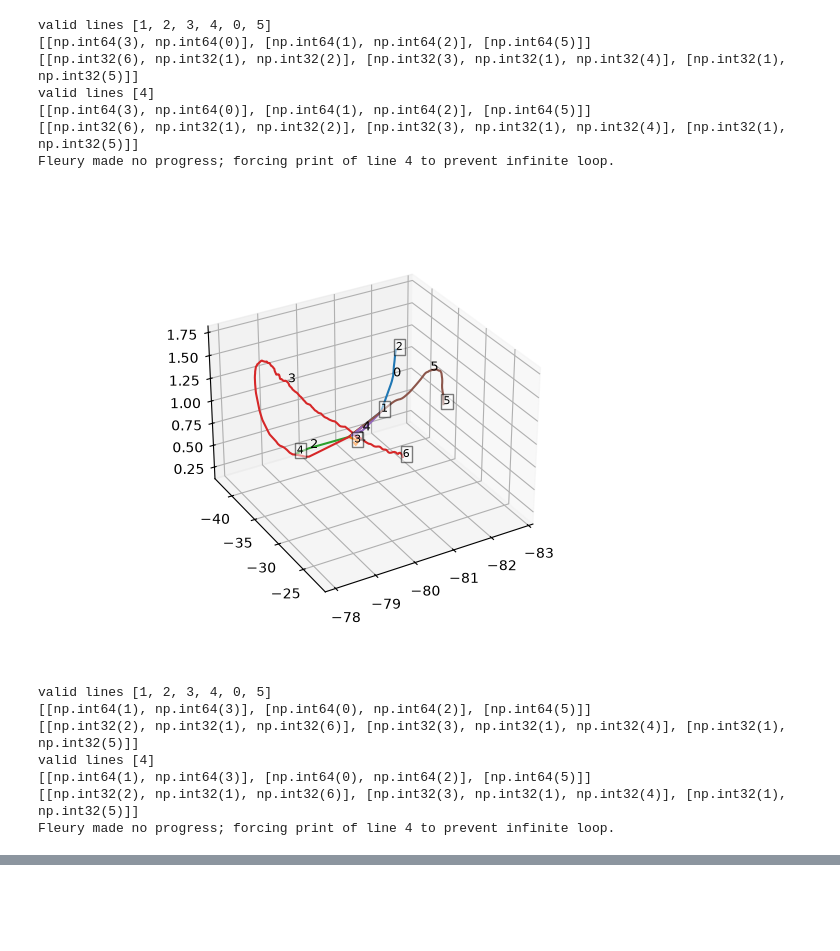
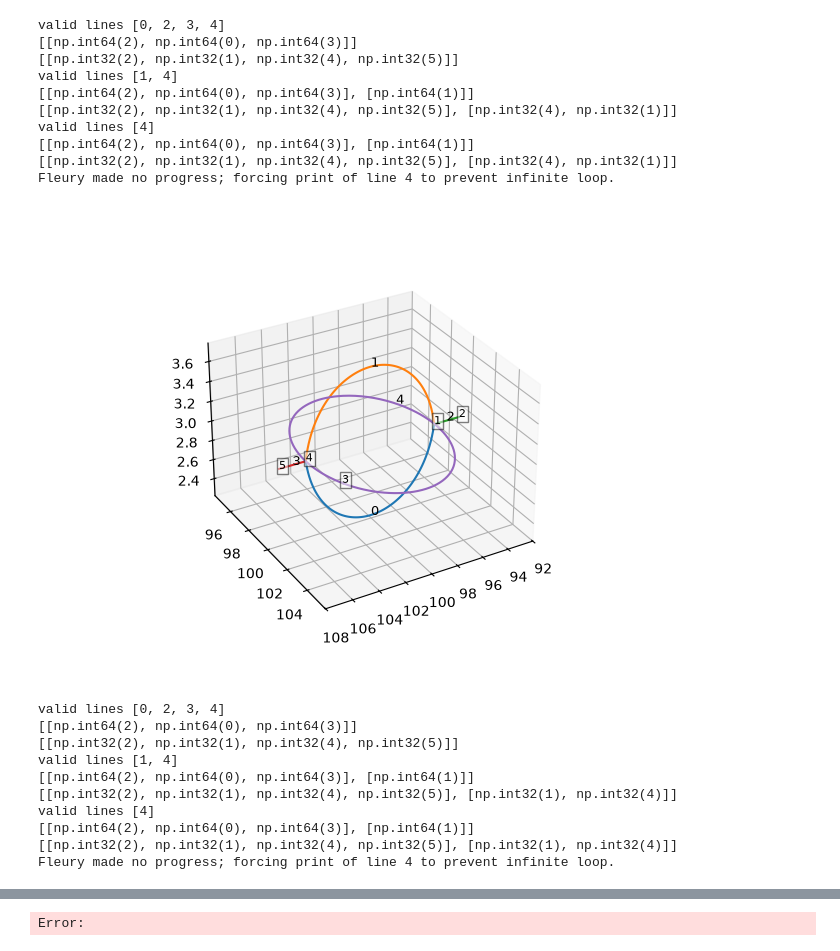
Before and after one commit to joeforth/fractal_slicer, a Jupyter notebook: fractal_slicer_version_debugged.ipynb, the cells around one changed output, grey strips where cells are left out. Drawn from its saved outputs; the diff is of its cells as text; code cells hidden in the pictures; blank space fills up the shorter version.

```diff
--- a/fractal_slicer_version_debugged.ipynb
+++ b/fractal_slicer_version_debugged.ipynb
@@ -21,46 +3,52 @@ Note: you may need to restart the kernel to use updated packages.
 # %%
 %matplotlib widget
 from fracprint import processor_debugged as processor
 from fracprint import writer_debugged as writer
 
 # File settings
-filedir = './Rhino_garv/'       # Directory of the file you're loading
-filename = 'Aorta.txt'   # Name of the file you're loading
-fileout = filedir + 'Aorta2.gcode'          # Name of the output file
+filedir = './Rhino_garv/'      # Directory of the file you're loading
+filename = 'simple_1.txt'   # Name of the file you're loading
+fileout = filedir + 'simple_1_2.gcode'          # Name of the output file
 
 # Print settings
 d = 0.8                    # Target fibril diameter in mm
-x_offset, y_offset = -80, -35  # Offset of the print from the origin                ##CALIBRATE   #changed to get back on plate
+x_offset, y_offset = 100, 100  # Offset of the print from the origin                ##CALIBRATE   #changed to get back on plate
 bed_temperature = 0        # Bed temperature in degrees C
 floor = -50               # z-coord at which nozzle hits printbed in mm      ##CALIBRATE
 z_min = -50                # Minimum z-coord for the print in mm              ##CALIBRATE
 roof = 0                   # Height to retract printhead to at end of print
 f_print = 200              # Printhead speed in mm / min
 E_clean = 10                # Amount to extrude in cleaning line
 
 # Write to file
 settings = processor.build_settings(filedir, filename, fileout, d, x_offset, y_offset, bed_temperature, floor, z_min, roof, f_print, E_clean)
 df, line_order_grouped = processor.shape_prep(settings)
 df_print = writer.gcode_writer(df, settings, line_order_grouped)
 
 # animation
 data_frame, terminal_points, nodes = processor.node_finder(df)
 eline_order, enode_order, eline_order_grouped, enode_order_grouped= processor.eulerficator(data_frame, terminal_points, nodes)
 
 ani = processor.node_plotter(data_frame, terminal_points, eline_order, enode_order, enode_order_grouped)
 # %% [output]
-valid lines [1, 2, 3, 4, 0, 5]
-[[np.int64(3), np.int64(0)], [np.int64(1), np.int64(2)], [np.int64(5)]]
-[[np.int32(6), np.int32(1), np.int32(2)], [np.int32(3), np.int32(1), np.int32(4)], [np.int32(1), np.int32(5)]]
+valid lines [0, 2, 3, 4]
+[[np.int64(2), np.int64(0), np.int64(3)]]
+[[np.int32(2), np.int32(1), np.int32(4), np.int32(5)]]
+valid lines [1, 4]
+[[np.int64(2), np.int64(0), np.int64(3)], [np.int64(1)]]
+[[np.int32(2), np.int32(1), np.int32(4), np.int32(5)], [np.int32(4), np.int32(1)]]
 valid lines [4]
-[[np.int64(3), np.int64(0)], [np.int64(1), np.int64(2)], [np.int64(5)]]
-[[np.int32(6), np.int32(1), np.int32(2)], [np.int32(3), np.int32(1), np.int32(4)], [np.int32(1), np.int32(5)]]
+[[np.int64(2), np.int64(0), np.int64(3)], [np.int64(1)]]
+[[np.int32(2), np.int32(1), np.int32(4), np.int32(5)], [np.int32(4), np.int32(1)]]
 Fleury made no progress; forcing print of line 4 to prevent infinite loop.
-[figure, old version]
+[figure, new version]
-valid lines [1, 2, 3, 4, 0, 5]
-[[np.int64(1), np.int64(3)], [np.int64(0), np.int64(2)], [np.int64(5)]]
-[[np.int32(2), np.int32(1), np.int32(6)], [np.int32(3), np.int32(1), np.int32(4)], [np.int32(1), np.int32(5)]]
+valid lines [0, 2, 3, 4]
+[[np.int64(2), np.int64(0), np.int64(3)]]
+[[np.int32(2), np.int32(1), np.int32(4), np.int32(5)]]
+valid lines [1, 4]
+[[np.int64(2), np.int64(0), np.int64(3)], [np.int64(1)]]
+[[np.int32(2), np.int32(1), np.int32(4), np.int32(5)], [np.int32(1), np.int32(4)]]
 valid lines [4]
-[[np.int64(1), np.int64(3)], [np.int64(0), np.int64(2)], [np.int64(5)]]
-[[np.int32(2), np.int32(1), np.int32(6)], [np.int32(3), np.int32(1), np.int32(4)], [np.int32(1), np.int32(5)]]
+[[np.int64(2), np.int64(0), np.int64(3)], [np.int64(1)]]
+[[np.int32(2), np.int32(1), np.int32(4), np.int32(5)], [np.int32(1), np.int32(4)]]
 Fleury made no progress; forcing print of line 4 to prevent infinite loop.
@@ -67,0 +56 @@ Fleury made no progress; forcing print of line 4 to prevent infinite loop.
+Error:
```
Also changed, not shown: parts of 2 cells of this notebook.
